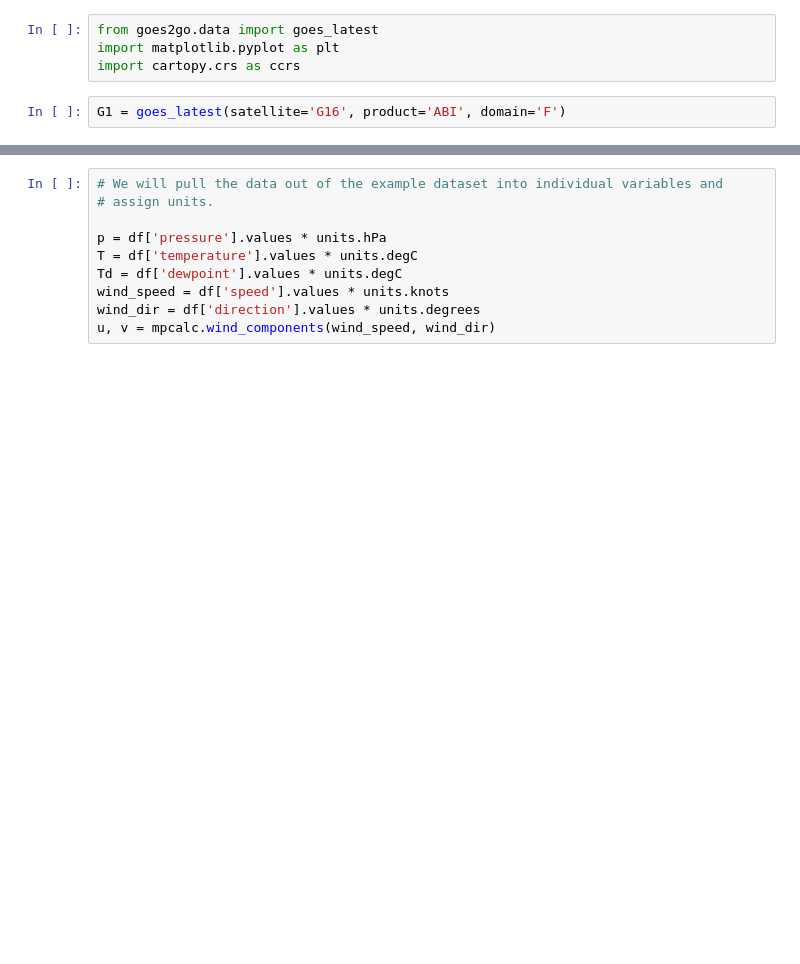
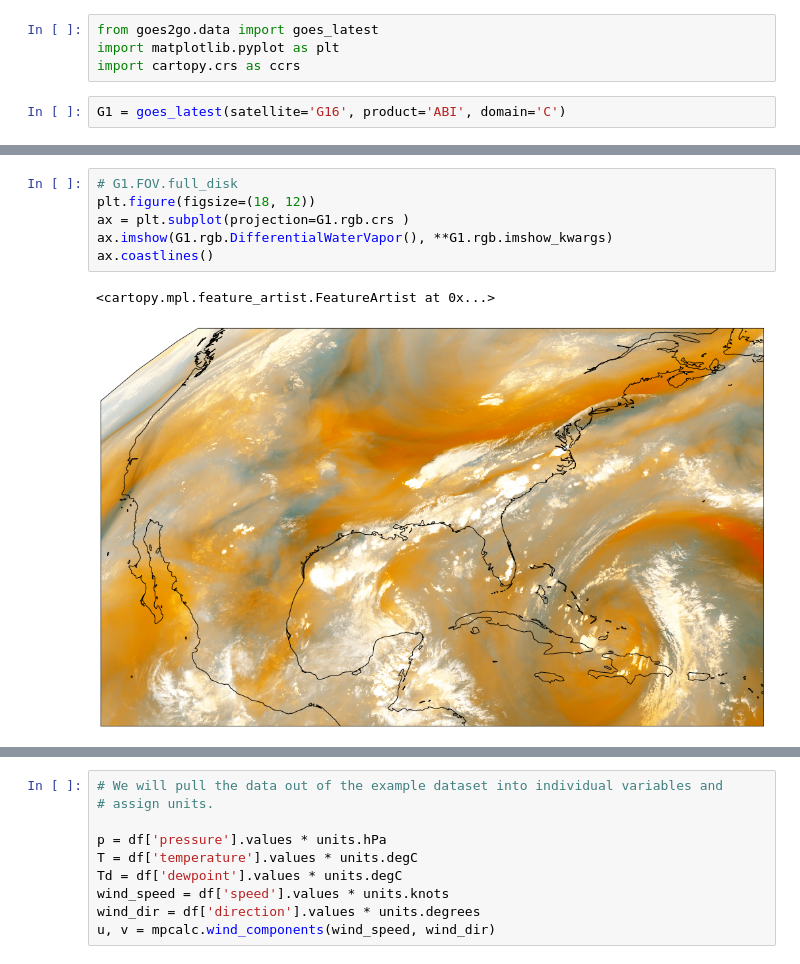
Before and after one commit to ShyftSolutions/exploring-wx-data, a Jupyter notebook: mount/workspace/metpy.ipynb, the cells around one changed output, grey strips where cells are left out. Cells and saved outputs as stored; diff of their text form; blank space fills up the shorter version.

```diff
--- a/mount/workspace/metpy.ipynb
+++ b/mount/workspace/metpy.ipynb
@@ -9,7 +5,7 @@ from goes2go.data import goes_latest
 import matplotlib.pyplot as plt
 import cartopy.crs as ccrs
 # %%
-G1 = goes_latest(satellite='G16', product='ABI', domain='F')
+G1 = goes_latest(satellite='G16', product='ABI', domain='C')
 # %% [output]
  _______________________________
  | Satellite: noaa-goes16      |
@@ -34,6 +21,15 @@ ax.coastlines()
 # %% [output]
 <cartopy.mpl.feature_artist.FeatureArtist at 0x...>
 [figure]
+# %%
+# G1.FOV.full_disk
+plt.figure(figsize=(18, 12))
+ax = plt.subplot(projection=G1.rgb.crs )
+ax.imshow(G1.rgb.DifferentialWaterVapor(), **G1.rgb.imshow_kwargs)
+ax.coastlines()
+# %% [output]
+<cartopy.mpl.feature_artist.FeatureArtist at 0x...>
+[figure, new version]
 # %%
 import matplotlib.pyplot as plt
 from mpl_toolkits.axes_grid1.inset_locator import inset_axes
```
Also changed, not shown: parts of 6 cells of this notebook, 4 other files.
